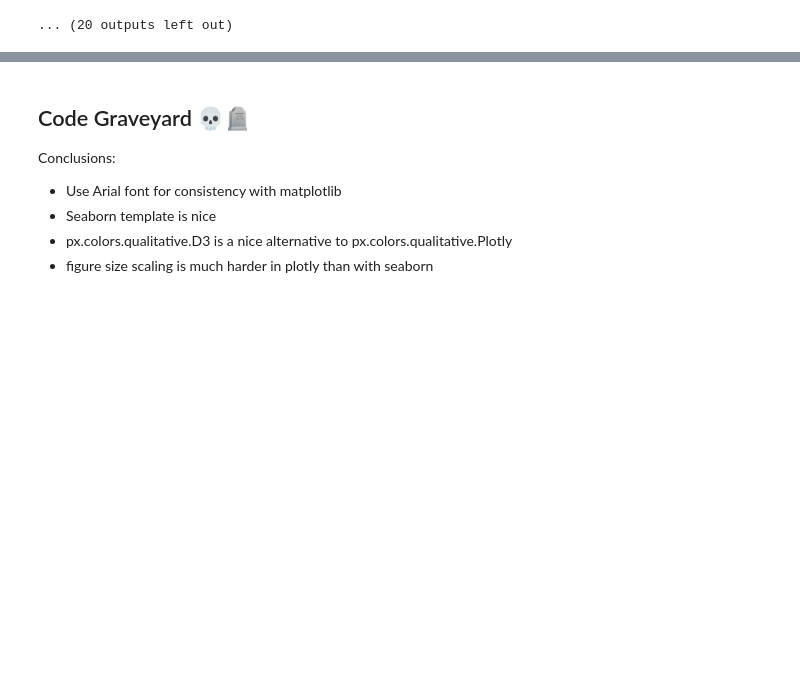
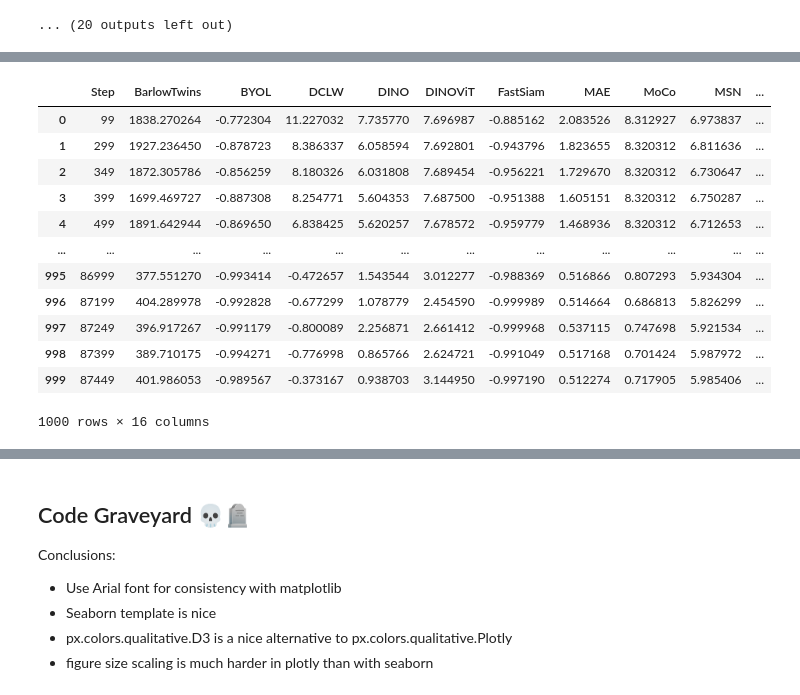
Before and after one commit to faris-k/self-supervised-wafermaps, a Jupyter notebook: notebooks/2.0-Figures-kNN-benchmark.ipynb, the cells around one changed output, grey strips where cells are left out. Drawn from its saved outputs; the diff is of its cells as text; code cells hidden in the pictures; blank space fills up the shorter version.

```diff
--- a/notebooks/2.0-Figures-kNN-benchmark.ipynb
+++ b/notebooks/2.0-Figures-kNN-benchmark.ipynb
@@ -187,0 +194,16 @@ FastSiam
+# %%
+loss_df
+# %% [output]
+|  | Step | BarlowTwins | BYOL | DCLW | DINO | DINOViT | FastSiam | MAE | MoCo | MSN | ... |
+| 0 | 99 | 1838.270264 | -0.772304 | 11.227032 | 7.735770 | 7.696987 | -0.885162 | 2.083526 | 8.312927 | 6.973837 | ... |
+| 1 | 299 | 1927.236450 | -0.878723 | 8.386337 | 6.058594 | 7.692801 | -0.943796 | 1.823655 | 8.320312 | 6.811636 | ... |
+| 2 | 349 | 1872.305786 | -0.856259 | 8.180326 | 6.031808 | 7.689454 | -0.956221 | 1.729670 | 8.320312 | 6.730647 | ... |
+| 3 | 399 | 1699.469727 | -0.887308 | 8.254771 | 5.604353 | 7.687500 | -0.951388 | 1.605151 | 8.320312 | 6.750287 | ... |
+| 4 | 499 | 1891.642944 | -0.869650 | 6.838425 | 5.620257 | 7.678572 | -0.959779 | 1.468936 | 8.320312 | 6.712653 | ... |
+| ... | ... | ... | ... | ... | ... | ... | ... | ... | ... | ... | ... |
+| 995 | 86999 | 377.551270 | -0.993414 | -0.472657 | 1.543544 | 3.012277 | -0.988369 | 0.516866 | 0.807293 | 5.934304 | ... |
+| 996 | 87199 | 404.289978 | -0.992828 | -0.677299 | 1.078779 | 2.454590 | -0.999989 | 0.514664 | 0.686813 | 5.826299 | ... |
+| 997 | 87249 | 396.917267 | -0.991179 | -0.800089 | 2.256871 | 2.661412 | -0.999968 | 0.537115 | 0.747698 | 5.921534 | ... |
+| 998 | 87399 | 389.710175 | -0.994271 | -0.776998 | 0.865766 | 2.624721 | -0.991049 | 0.517168 | 0.701424 | 5.987972 | ... |
+| 999 | 87449 | 401.986053 | -0.989567 | -0.373167 | 0.938703 | 3.144950 | -0.997190 | 0.512274 | 0.717905 | 5.985406 | ... |
+1000 rows × 16 columns
```
Also changed, not shown: parts of 9 cells of this notebook, 23 other files.
